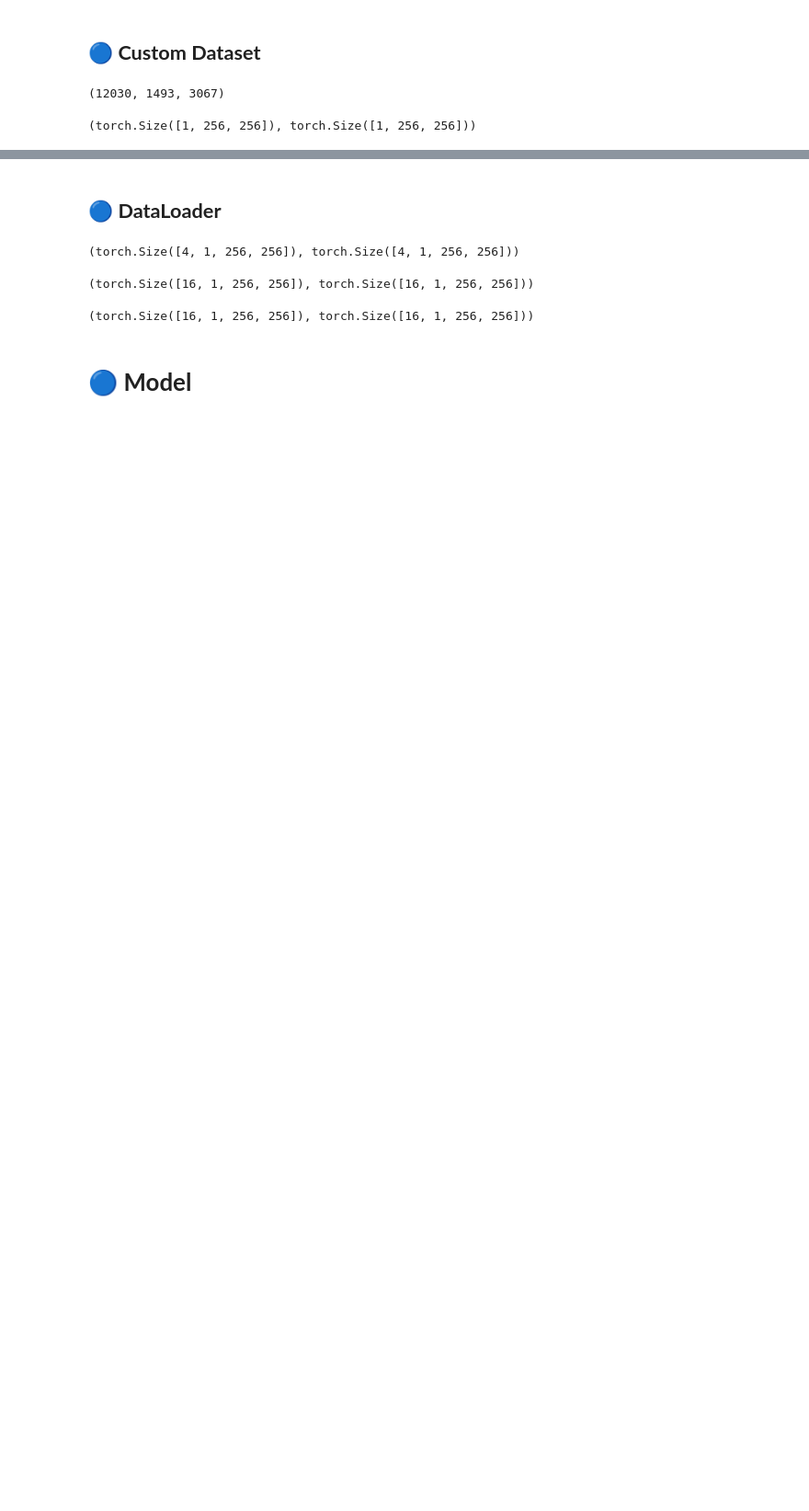
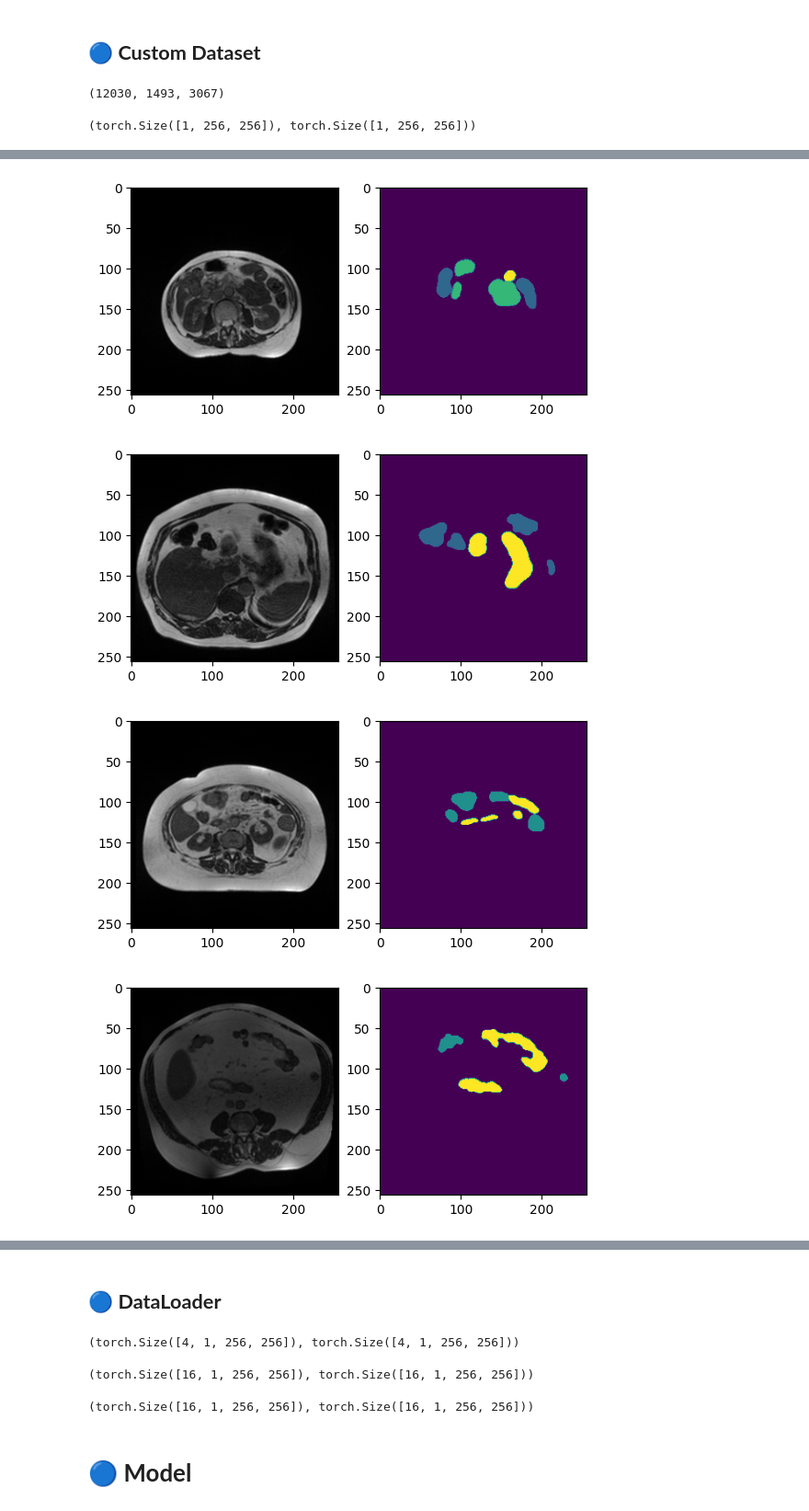
Before and after one commit to ahmadrezabaqerzade/medical-image-segmentation, a Jupyter notebook: MIS.ipynb, the cells around one changed output, grey strips where cells are left out. Shown at 92% size. Cells and saved outputs as stored; diff of their text form; code cells hidden in the pictures; blank space fills up the shorter version.

Commit message:
add visualize to dataset part

```diff
--- a/MIS.ipynb
+++ b/MIS.ipynb
@@ -546,0 +550,18 @@ image_tensor.shape, mask.shape
+# %%
+def show_random_images_masks(dataset, n):
+  random_list = random.sample(range(0, len(dataset)), n)
+  for i, index in enumerate(random_list):
+    image_tensor, mask = dataset[index]
+    plt.subplot(1, n, i + 1)
+    plt.subplot(1, 2, 1)
+    plt.imshow(T.functional.to_pil_image(image_tensor), cmap = 'gray')
+    plt.subplot(1, 2, 2)
+    plt.imshow(mask.squeeze(0))
+    plt.show()
+# %%
+show_random_images_masks(train_dataset, 10)
+# %% [output]
+[figure, added]
+[figure, added]
+[figure, added]
+[figure, added]
```
Also changed, not shown: parts of 6 cells of this notebook.
